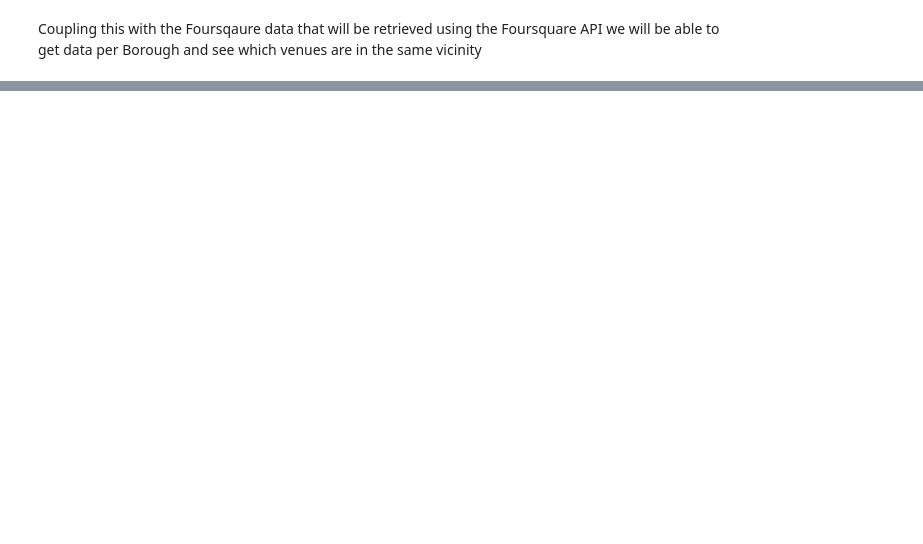
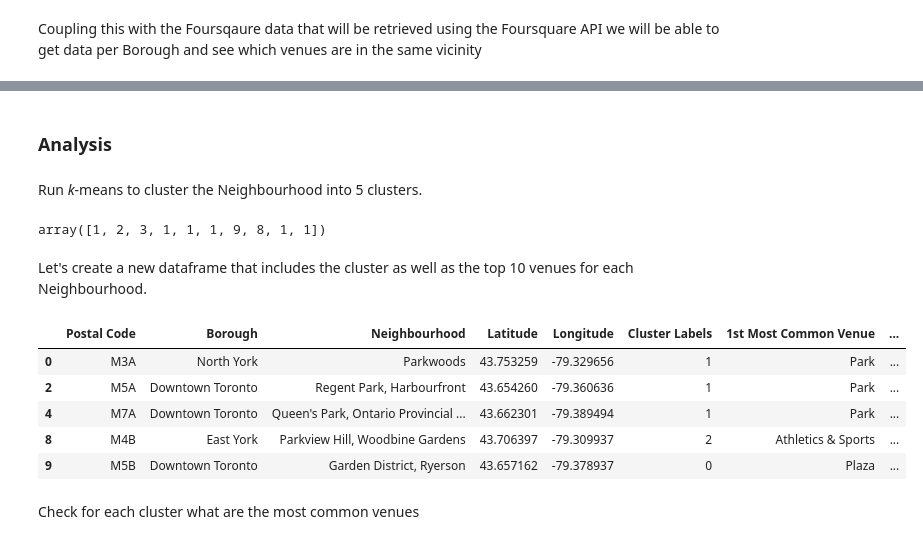
Before and after one commit to nsburrows/Coursera_Capstone, a Jupyter notebook: DataCapstoneFinal.ipynb, the cells around one changed output, grey strips where cells are left out. Cells and saved outputs as stored; diff of their text form; code cells hidden in the pictures; blank space fills up the shorter version.

```diff
--- a/DataCapstoneFinal.ipynb
+++ b/DataCapstoneFinal.ipynb
@@ -32,0 +356,21 @@ Coupling this with the Foursqaure data that will be retrieved using the Foursqua
+# %%
+num_top_venues = 10
+
+indicators = ['st', 'nd', 'rd']
+
+# create columns according to number of top venues
+columns = ['Postal Code']
+for ind in np.arange(num_top_venues):
+    try:
+        columns.append('{}{} Most Common Venue'.format(ind+1, indicators[ind]))
+    except:
+        columns.append('{}th Most Common Venue'.format(ind+1))
+
+# create a new dataframe
+Neighbourhoods_venues_sorted = pd.DataFrame(columns=columns)
+Neighbourhoods_venues_sorted['Postal Code'] = toronto_grouped['Postal Code']
+
+for ind in np.arange(toronto_grouped.shape[0]):
+    Neighbourhoods_venues_sorted.iloc[ind, 1:] = return_most_common_venues(toronto_grouped.iloc[ind, :], num_top_venues)
+
+Neighbourhoods_venues_sorted.head()
@@ -32,0 +392,39 @@ Coupling this with the Foursqaure data that will be retrieved using the Foursqua
+# %% [markdown]
+### Analysis
+# %% [markdown]
+Run _k_-means to cluster the Neighbourhood into 5 clusters.
+# %%
+# set number of clusters
+kclusters = 10
+
+toronto_grouped_clustering = toronto_grouped.drop('Postal Code', 1)
+
+# run k-means clustering
+kmeans = KMeans(n_clusters=kclusters, random_state=0).fit(toronto_grouped_clustering)
+
+# check cluster labels generated for each row in the dataframe
+kmeans.labels_[0:10]
+# %% [output]
+array([1, 2, 3, 1, 1, 1, 9, 8, 1, 1])
+# %% [markdown]
+Let's create a new dataframe that includes the cluster as well as the top 10 venues for each Neighbourhood.
+# %%
+# add clustering labels
+Neighbourhoods_venues_sorted.insert(0, 'Cluster Labels', kmeans.labels_.astype(int))
+
+toronto_merged = can_postal
+
+# merge toronto_grouped with can_postal to add latitude/longitude for each Neighbourhood
+# Had to use inner join because there are some locations that have no venue data
+toronto_merged = toronto_merged.join(Neighbourhoods_venues_sorted.set_index('Postal Code'), on='Postal Code', how='inner')
+
+toronto_merged.head()
+# %% [output]
+|  | Postal Code | Borough | Neighbourhood | Latitude | Longitude | Cluster Labels | 1st Most Common Venue | ... |
+| 0 | M3A | North York | Parkwoods | 43.753259 | -79.329656 | 1 | Park | ... |
+| 2 | M5A | Downtown Toronto | Regent Park, Harbourfront | 43.654260 | -79.360636 | 1 | Park | ... |
+| 4 | M7A | Downtown Toronto | Queen's Park, Ontario Provincial ... | 43.662301 | -79.389494 | 1 | Park | ... |
+| 8 | M4B | East York | Parkview Hill, Woodbine Gardens | 43.706397 | -79.309937 | 2 | Athletics & Sports | ... |
+| 9 | M5B | Downtown Toronto | Garden District, Ryerson | 43.657162 | -79.378937 | 0 | Plaza | ... |
+# %% [markdown]
+Check for each cluster what are the most common venues
```
Also changed, not shown: parts of 53 cells of this notebook, 1 other file.
